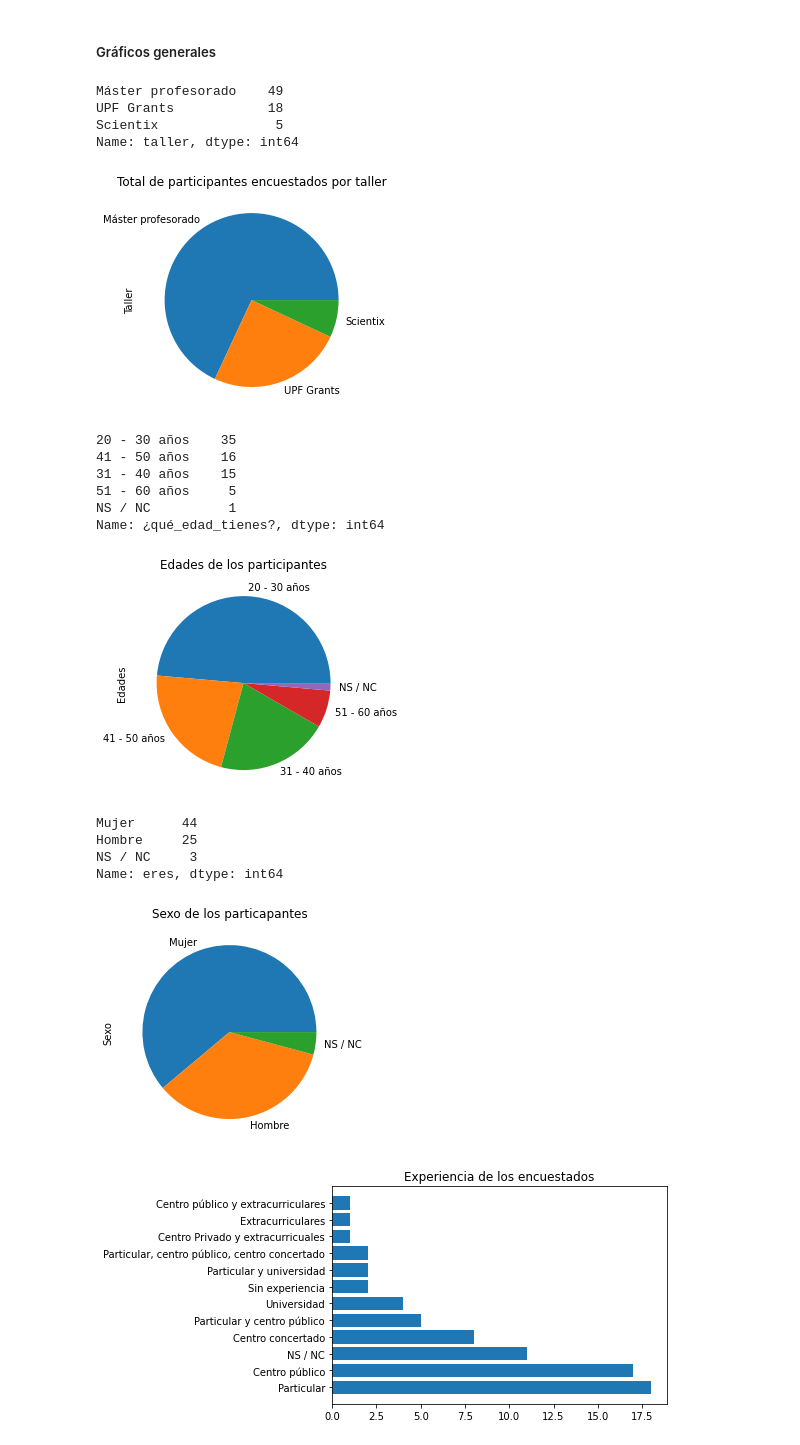
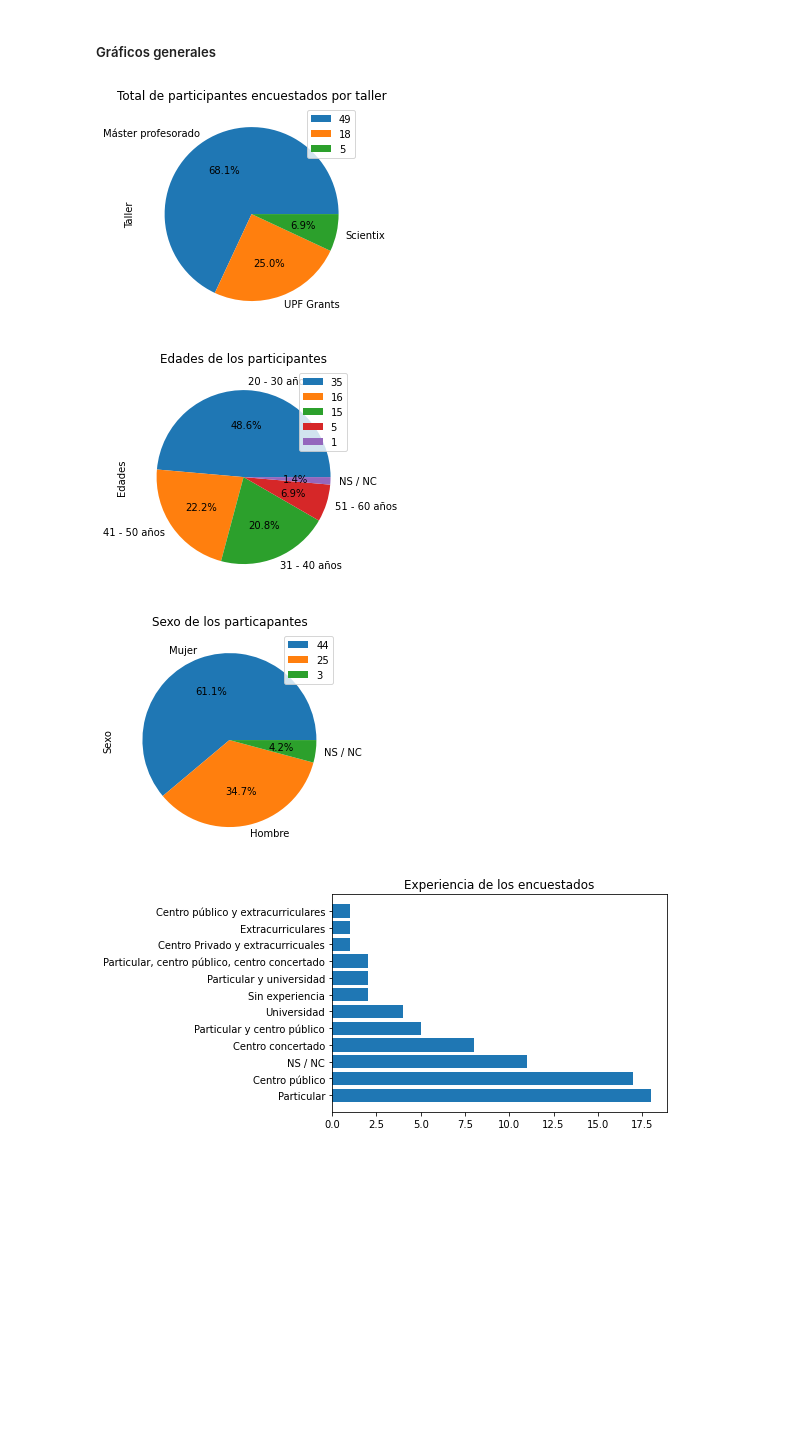
Before and after one commit to inusmar/TFG_2022, a Jupyter notebook: Análisis cuestionarios.ipynb, the cells around one changed output. Drawn from its saved outputs; the diff is of its cells as text; code cells hidden in the pictures; blank space fills up the shorter version.

```diff
--- a/Análisis cuestionarios.ipynb
+++ b/Análisis cuestionarios.ipynb
@@ -266,40 +245,31 @@ df_encuestados.head()
 # %% [markdown]
 ##### Gráficos generales
 # %%
-print(df_encuestados['taller'].value_counts())
-df_encuestados['taller'].value_counts().plot(kind='pie', ylabel='Taller')
+#print(df_encuestados['taller'].value_counts())
+value = df_encuestados['taller'].value_counts()
+value.plot(kind='pie', ylabel='Taller', autopct='%1.1f%%')
+plt.legend(value)
 plt.title('Total de participantes encuestados por taller')
 plt.show()
 # %% [output]
-Máster profesorado    49
-UPF Grants            18
-Scientix               5
-Name: taller, dtype: int64
-[figure, old version]
+[figure, new version]
 # %%
-print(df_encuestados['¿qué_edad_tienes?'].value_counts())
-df_encuestados['¿qué_edad_tienes?'].value_counts().plot(kind='pie', ylabel='Edades')
+#print(df_encuestados['¿qué_edad_tienes?'].value_counts())
+value = df_encuestados['¿qué_edad_tienes?'].value_counts()
+value.plot(kind='pie', ylabel='Edades', autopct='%1.1f%%')
+plt.legend(value)
 plt.title('Edades de los participantes')
 plt.show()
 # %% [output]
-20 - 30 años    35
-41 - 50 años    16
-31 - 40 años    15
-51 - 60 años     5
-NS / NC          1
-Name: ¿qué_edad_tienes?, dtype: int64
-[figure, old version]
+[figure, new version]
 # %%
-print(df_encuestados['eres'].value_counts())
-df_encuestados['eres'].value_counts().plot(kind='pie', ylabel='Sexo')
+value = df_encuestados['eres'].value_counts()
+value.plot(kind='pie', ylabel='Sexo',autopct='%1.1f%%' )
+plt.legend(value)
 plt.title('Sexo de los particapantes')
 plt.show()
 # %% [output]
-Mujer      44
-Hombre     25
-NS / NC     3
-Name: eres, dtype: int64
-[figure, old version]
+[figure, new version]
 # %%
 count = df_encuestados['¿tienes_experiencia_previa_enseñando?'].value_counts()
 fig, ax = plt.subplots()
```
Also changed, not shown: parts of 11 cells of this notebook.
